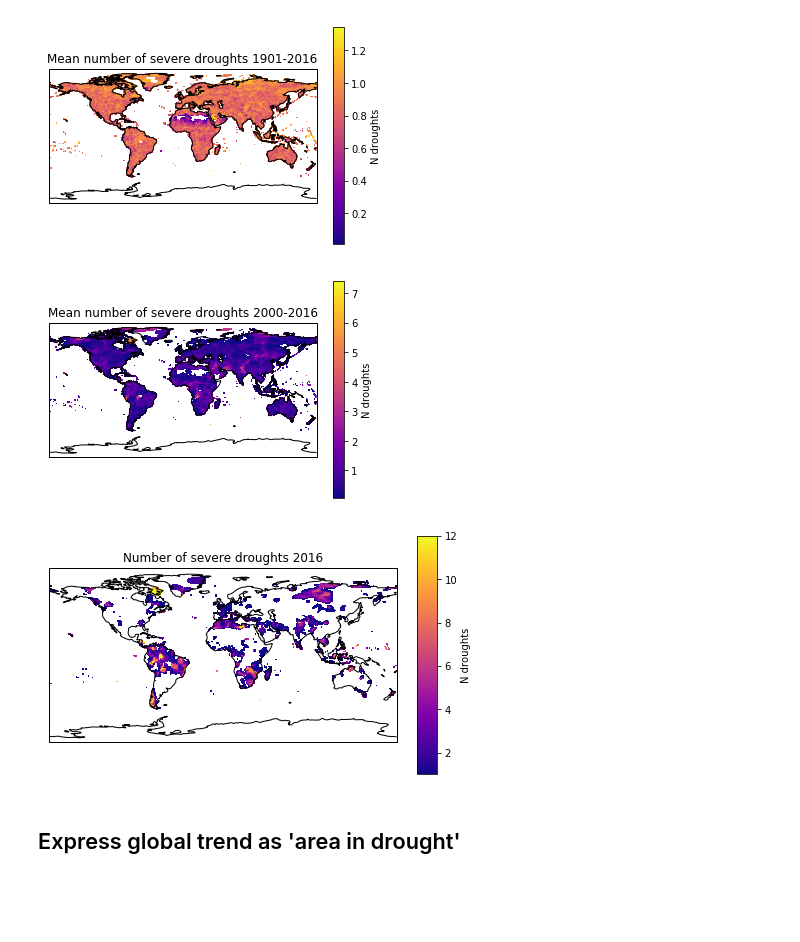
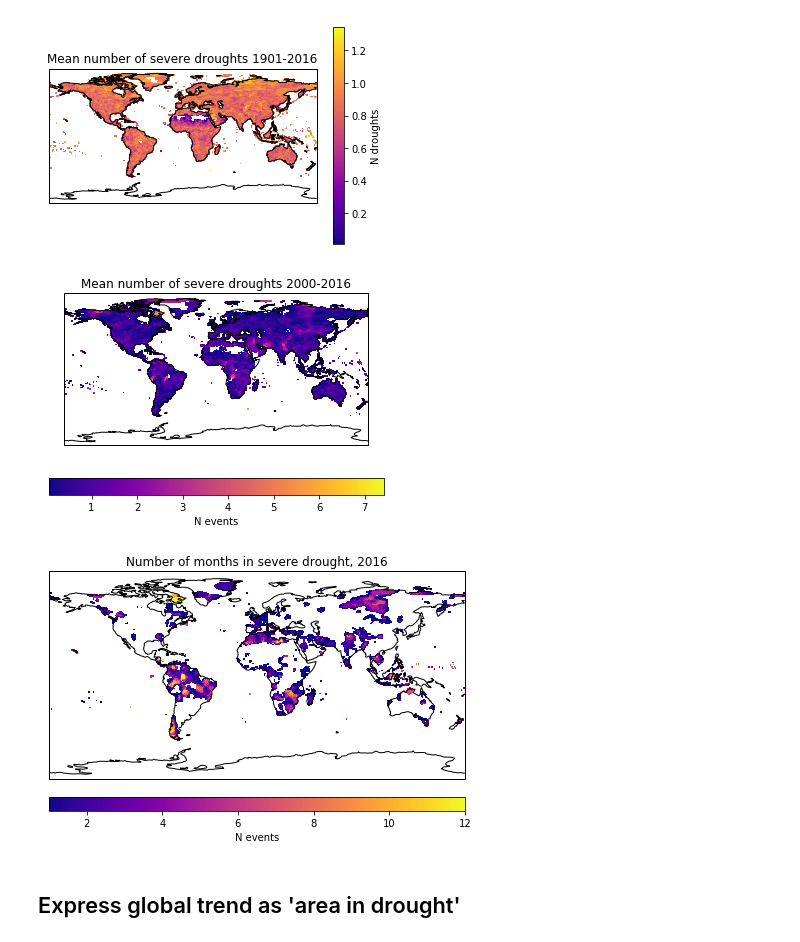
Before and after one commit to mangecoeur/health-climate-exposure, a Jupyter notebook: 1.4 Drought exposure.ipynb, the cells around one changed output. Cells and saved outputs as stored; diff of their text form; code cells hidden in the pictures; blank space fills up the shorter version.

```diff
--- a/1.4 Drought exposure.ipynb
+++ b/1.4 Drought exposure.ipynb
@@ -174,41 +174,49 @@ plt.savefig(RESULTS_FOLDER / 'mean n droughts 1901-2016 map.png',
 # %%
 event_counts_mean = event_counts.sel(year=slice(2000, 2017)).mean(dim='year')
 event_counts_mean = event_counts_mean.where(event_counts_mean > 0)
-event_counts_mean.name = 'N droughts'
 # drought_counts_mean.plot()
 
 f = plt.figure()
 ax = plt.subplot(projection=crs.PlateCarree())
 p = event_counts_mean.plot.pcolormesh(
     cmap='plasma',
-    transform=crs.PlateCarree()
+    transform=crs.PlateCarree(),
+    cbar_kwargs={'orientation':'horizontal','label':''}
 )
+p.colorbar.set_label('N events')
+
+
 ax.coastlines()
 plt.title('Mean number of severe droughts 2000-2016')
 
 plt.savefig(RESULTS_FOLDER / 'mean n droughts 2000-2016 map.png',
             bbox_inches='tight', dpi=300)
 # %% [output]
-[figure, old version]
+[figure, new version]
 # %%
 event_counts_mean = event_counts.sel(year=2016)
 event_counts_mean = event_counts_mean.where(event_counts_mean > 0)
 event_counts_mean.name = 'N droughts'
 
 f = plt.figure( constrained_layout=True )
-f.set_size_inches(6,3.5)
+# f.set_size_inches(6,3.5)
 ax = plt.subplot(projection=crs.PlateCarree())
 p = event_counts_mean.plot.pcolormesh(
     cmap='plasma',
-    transform=crs.PlateCarree()
+    transform=crs.PlateCarree(),
+    cbar_kwargs={'orientation':'horizontal','label':''}
 )
+
+p.colorbar.set_label('N events')
+
+
 ax.coastlines()
 plt.title('Number of months in severe drought, 2016')
 
 plt.savefig(RESULTS_FOLDER / 'mean n droughts 2016 map.png',
             bbox_inches='tight', dpi=600)
 # %% [output]
-[figure, old version]
+[figure, new version]
 # %% [markdown]
 ## Express global trend as 'area in drought'
 # %%
```
Also changed, not shown: 5 other files.
